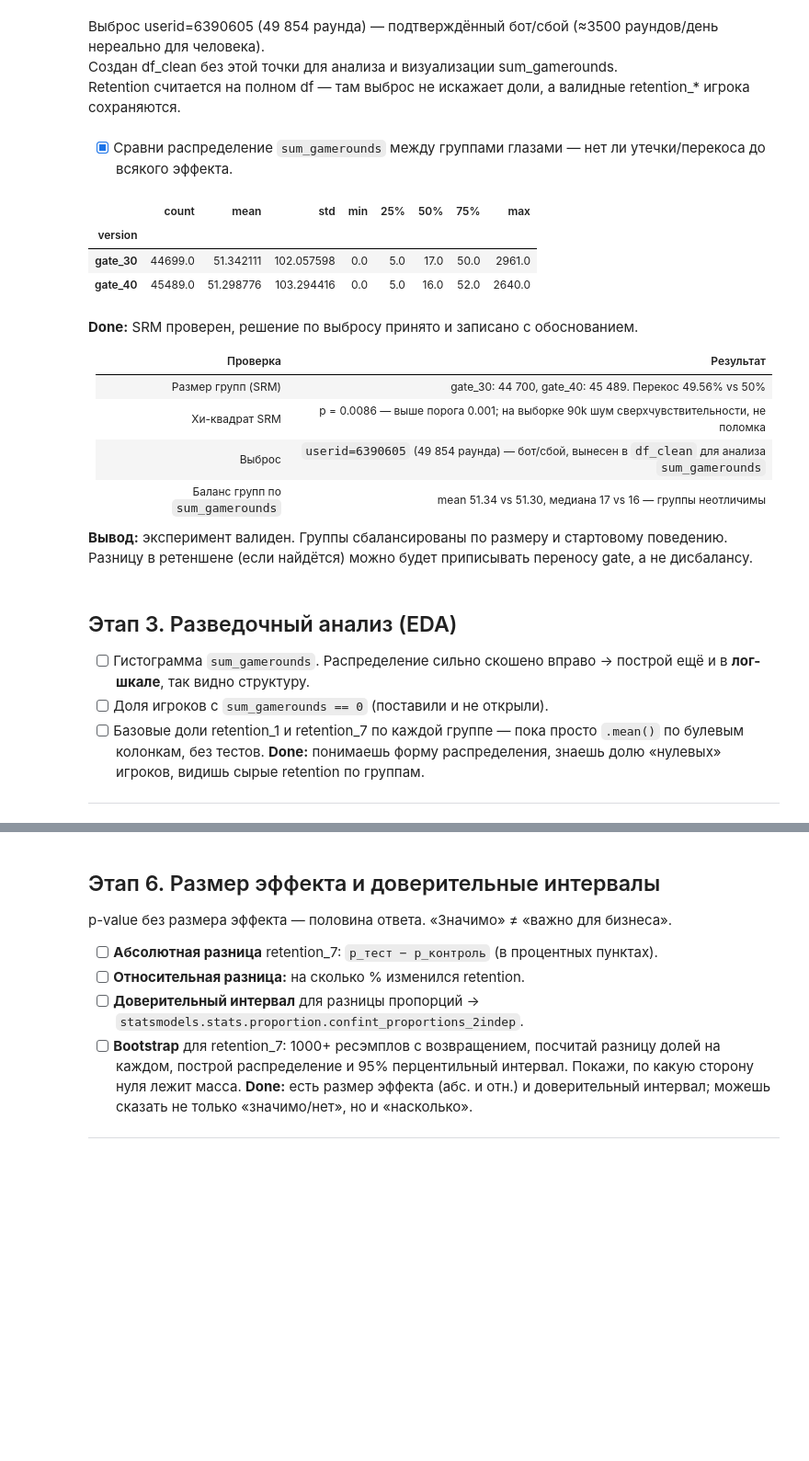
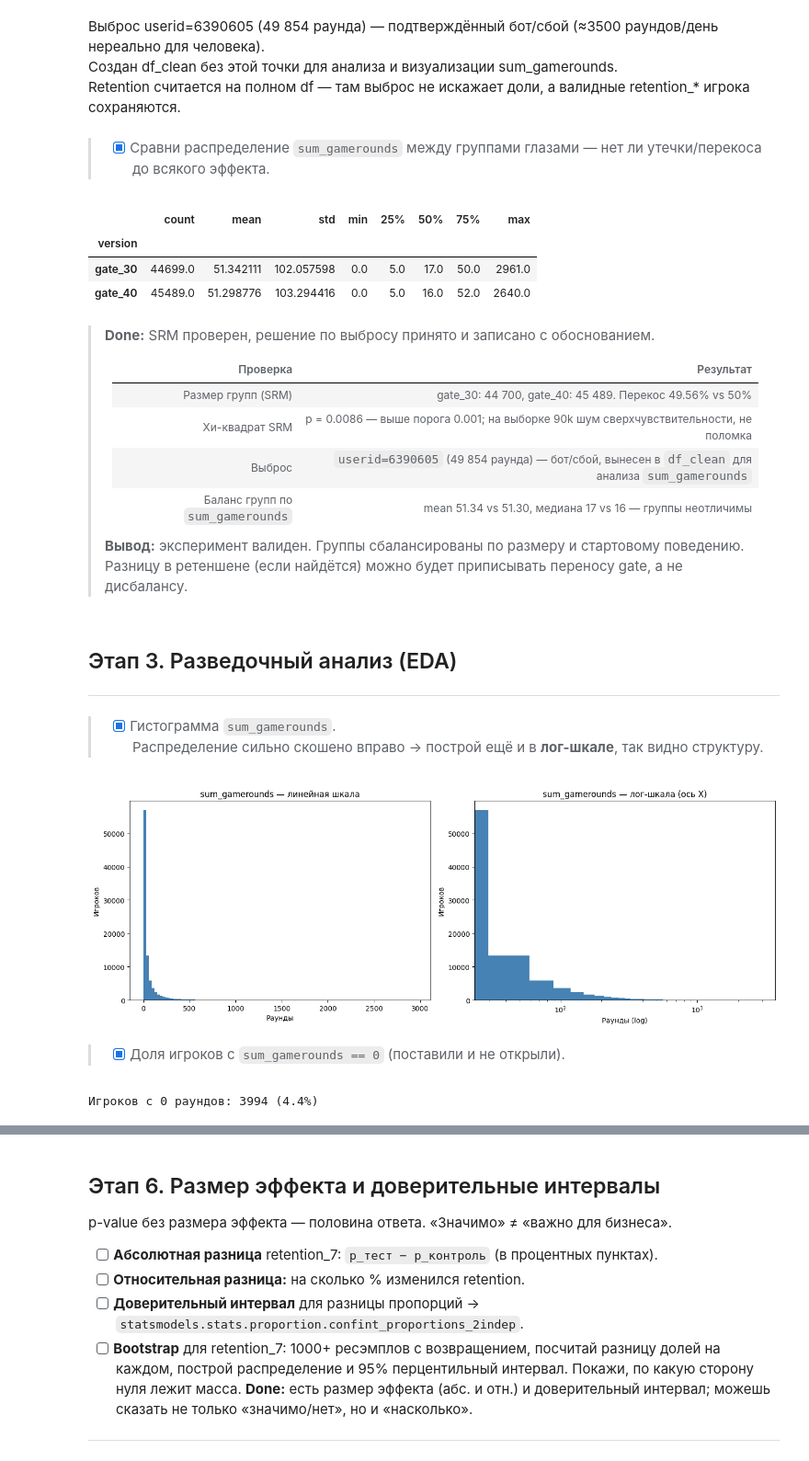
Before and after one commit to RudiFreeman/analytics-lab, a Jupyter notebook: ab-testing-cookie-cats/cookie_cats.ipynb, the cells around one changed output, grey strips where cells are left out. Shown at 92% size. Cells and saved outputs as stored; diff of their text form; code cells hidden in the pictures; blank space fills up the shorter version.

```diff
--- a/ab-testing-cookie-cats/cookie_cats.ipynb
+++ b/ab-testing-cookie-cats/cookie_cats.ipynb
@@ -45,7 +45,9 @@
 import pandas as pd
 import matplotlib.pyplot as plt
 import datetime as dt
+import numpy as np
 from scipy.stats import chisquare
+from scipy.stats import norm
 
-df = pd.read_csv('cookie_cats.csv/cookie_cats.csv')
+df = pd.read_csv('data/cookie_cats.csv')
 # %% [markdown]
@@ -191,7 +193,7 @@ df_clean = df[df['sum_gamerounds'] < 49854]
 Создан df_clean без этой точки для анализа и визуализации sum_gamerounds.
 Retention считается на полном df — там выброс не искажает доли, а валидные retention_* игрока сохраняются.
 # %% [markdown]
-- [X] Сравни распределение `sum_gamerounds` между группами глазами — нет ли утечки/перекоса до всякого эффекта.
+> - [X] Сравни распределение `sum_gamerounds` между группами глазами — нет ли утечки/перекоса до всякого эффекта.
 # %%
 df_clean.groupby('version')['sum_gamerounds'].describe()
 # %% [output]
@@ -200,22 +202,52 @@ df_clean.groupby('version')['sum_gamerounds'].describe()
 | gate_30 | 44699.0 | 51.342111 | 102.057598 | 0.0 | 5.0 | 17.0 | 50.0 | 2961.0 |
 | gate_40 | 45489.0 | 51.298776 | 103.294416 | 0.0 | 5.0 | 16.0 | 52.0 | 2640.0 |
 # %% [markdown]
-**Done:** SRM проверен, решение по выбросу принято и записано с обоснованием.
-
-| Проверка | Результат |
-|---|---|
-| Размер групп (SRM) | gate_30: 44 700, gate_40: 45 489. Перекос 49.56% vs 50% |
-| Хи-квадрат SRM | p = 0.0086 — выше порога 0.001; на выборке 90k шум сверхчувствительности, не поломка |
-| Выброс | `userid=6390605` (49 854 раунда) — бот/сбой, вынесен в `df_clean` для анализа `sum_gamerounds` |
-| Баланс групп по `sum_gamerounds` | mean 51.34 vs 51.30, медиана 17 vs 16 — группы неотличимы |
-
-**Вывод:** эксперимент валиден. Группы сбалансированы по размеру и стартовому поведению. Разницу в ретеншене (если найдётся) можно будет приписывать переносу gate, а не дисбалансу.
+> **Done:** SRM проверен, решение по выбросу принято и записано с обоснованием.
+>
+>| Проверка | Результат |
+>|---|---|
+>| Размер групп (SRM) | gate_30: 44 700, gate_40: 45 489. Перекос 49.56% vs 50% |
+>| Хи-квадрат SRM | p = 0.0086 — выше порога 0.001; на выборке 90k шум сверхчувствительности, не поломка |
+>| Выброс | `userid=6390605` (49 854 раунда) — бот/сбой, вынесен в `df_clean` для анализа `sum_gamerounds` |
+>| Баланс групп по `sum_gamerounds` | mean 51.34 vs 51.30, медиана 17 vs 16 — группы неотличимы |
+>
+>**Вывод:** эксперимент валиден. Группы сбалансированы по размеру и стартовому поведению. Разницу в ретеншене (если найдётся) можно будет приписывать переносу gate, а не дисбалансу.
 # %% [markdown]
 ## Этап 3. Разведочный анализ (EDA)
 
-- [ ] Гистограмма `sum_gamerounds`. Распределение сильно скошено вправо → построй ещё и в **лог-шкале**, так видно структуру.
-- [ ] Доля игроков с `sum_gamerounds == 0` (поставили и не открыли).
-- [ ] Базовые доли retention_1 и retention_7 по каждой группе — пока просто `.mean()` по булевым колонкам, без тестов.
-**Done:** понимаешь форму распределения, знаешь долю «нулевых» игроков, видишь сырые retention по группам.
 
 ---
+# %% [markdown]
+
+> - [X] Гистограмма `sum_gamerounds`.
+> Распределение сильно скошено вправо → построй ещё и в **лог-шкале**, так видно структуру.
+# %%
+import matplotlib.pyplot as plt
+
+fig, axes = plt.subplots(1, 2, figsize=(14, 5))
+
+# Линейная шкала — увидишь, как всё прижато влево
+axes[0].hist(df_clean['sum_gamerounds'], bins=100, color='steelblue')
+axes[0].set_title('sum_gamerounds — линейная шкала')
+axes[0].set_xlabel('Раунды')
+axes[0].set_ylabel('Игроков')
+
+# Лог-шкала по X — раскрывает структуру
+axes[1].hist(df_clean['sum_gamerounds'], bins=100, color='steelblue')
+axes[1].set_xscale('log')
+axes[1].set_title('sum_gamerounds — лог-шкала (ось X)')
+axes[1].set_xlabel('Раунды (log)')
+axes[1].set_ylabel('Игроков')
+
+plt.tight_layout()
+plt.show()
+# %% [output]
+[figure, added]
+# %% [markdown]
+> - [X] Доля игроков с `sum_gamerounds == 0` (поставили и не открыли).
+# %%
+zero_players = (df['sum_gamerounds'] == 0).sum()
+zero_share = (df['sum_gamerounds'] == 0).mean()
+print(f'Игроков с 0 раундов: {zero_players} ({zero_share:.1%})')
+# %% [output]
+Игроков с 0 раундов: 3994 (4.4%)
```
Also changed, not shown: parts of 24 cells of this notebook, 1 other file.
